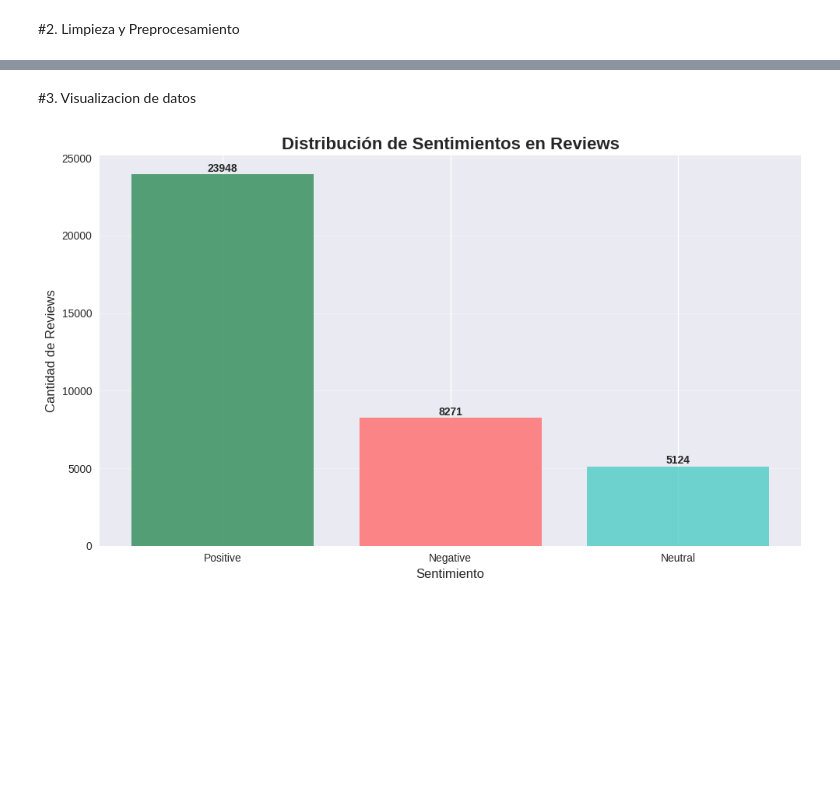
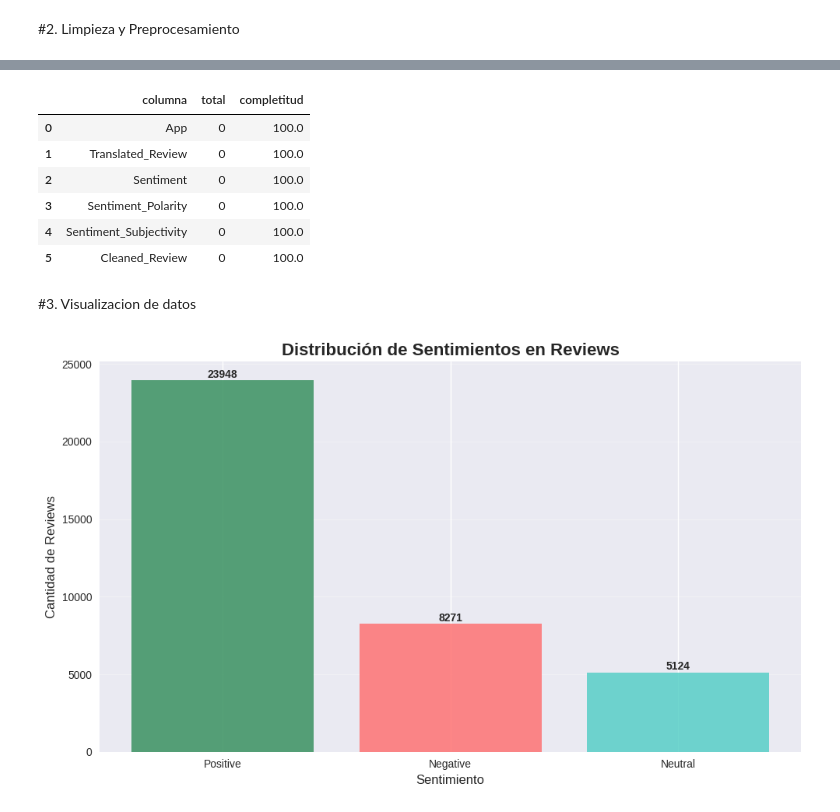
Before and after one commit to acanalesmahuzier/proyecto7, a Jupyter notebook: Acanales_Proyecto_7_final.ipynb, the cells around one changed output, grey strips where cells are left out. Cells and saved outputs as stored; diff of their text form; code cells hidden in the pictures; blank space fills up the shorter version.

```diff
--- a/Acanales_Proyecto_7_final.ipynb
+++ b/Acanales_Proyecto_7_final.ipynb
@@ -146,6 +147,23 @@ Name: count, dtype: int64
 | 3 | 10 Best Foods for You | Works great especially going groc... | Positive | 0.40 | 0.875000 | work great especially going groce... |
 | 4 | 10 Best Foods for You | Best idea us | Positive | 1.00 | 0.300000 | best idea u |
 | 5 | 10 Best Foods for You | Best way | Positive | 1.00 | 0.300000 | best way |
+# %%
+#Completitud
+completitud = pd.DataFrame(df_clean.isnull().sum())
+completitud.reset_index(inplace = True)
+completitud = completitud.rename(columns = {"index":"columna",0:"total"})
+completitud["completitud"] = (1 - completitud["total"] / df.shape[0]) * 100
+completitud = completitud.sort_values(by = "completitud", ascending = True)
+completitud.reset_index(drop = True, inplace = True)
+completitud
+# %% [output]
+|  | columna | total | completitud |
+| 0 | App | 0 | 100.0 |
+| 1 | Translated_Review | 0 | 100.0 |
+| 2 | Sentiment | 0 | 100.0 |
+| 3 | Sentiment_Polarity | 0 | 100.0 |
+| 4 | Sentiment_Subjectivity | 0 | 100.0 |
+| 5 | Cleaned_Review | 0 | 100.0 |
 # %% [markdown]
 #3. Visualizacion de datos
 # %%
```
Also changed, not shown: parts of 15 cells of this notebook.
